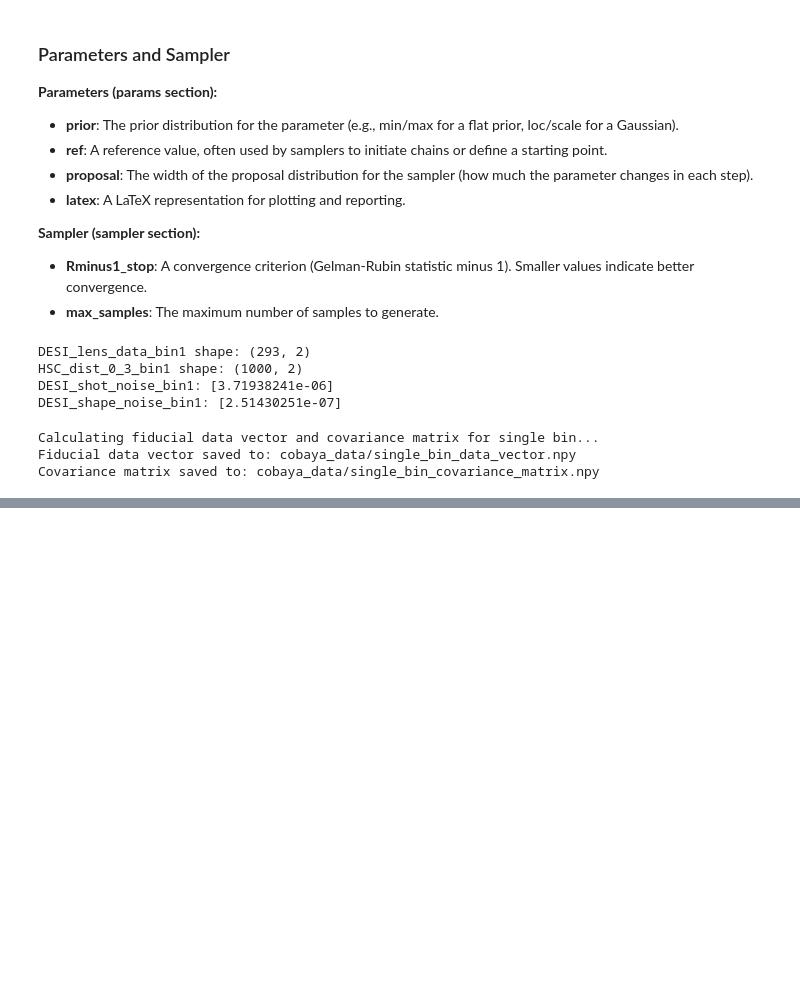
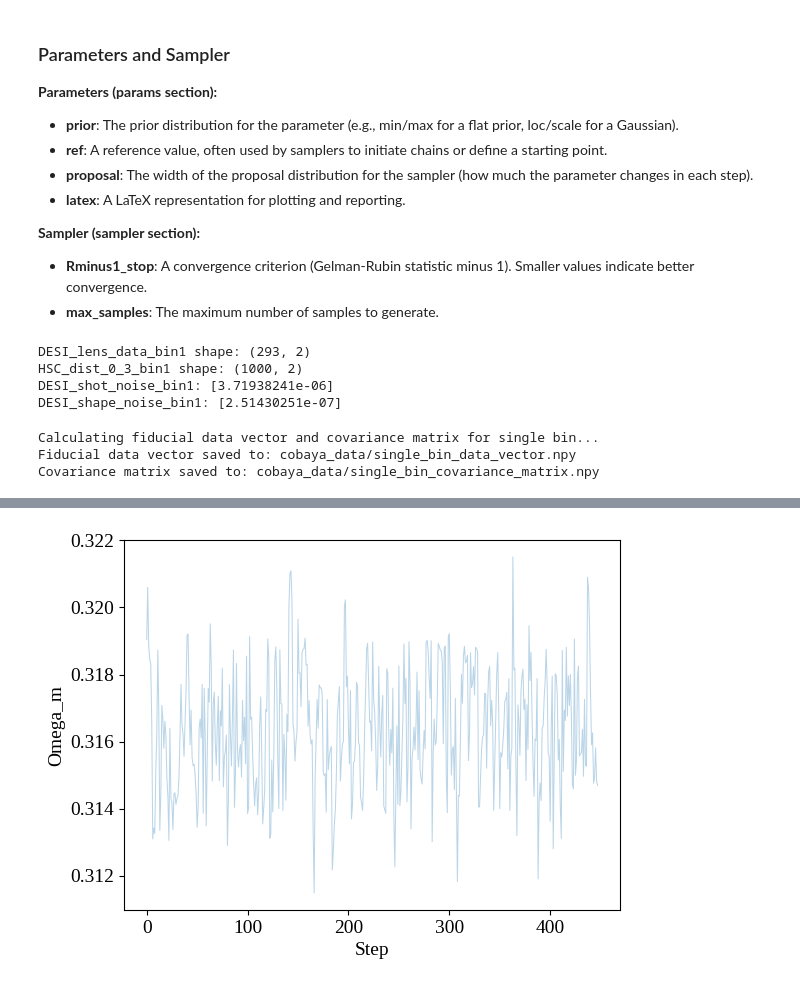
Before and after one commit to lia-lubit/DESIxSO, a Jupyter notebook: forecasting.ipynb, the cells around one changed output, grey strips where cells are left out. Cells and saved outputs as stored; diff of their text form; code cells hidden in the pictures; blank space fills up the shorter version.

```diff
--- a/forecasting.ipynb
+++ b/forecasting.ipynb
@@ -703,0 +693,14 @@ plt.show()
+# %%
+# trace
+chain = np.loadtxt("chains/cobaya_so_x_desi_forecast_single_bin.1.txt")
+
+omega_m = chain[:, 2]  # adjust index if Omega_m isn't first column
+
+burn = int(0.2 * len(omega_m))
+plt.plot(omega_m[burn:], alpha=0.3, linewidth=0.75)
+plt.xlabel("Step")
+plt.ylabel("Omega_m")
+plt.show()
+plt.show()
+# %% [output]
+[figure, added]
```
Also changed, not shown: parts of 6 cells of this notebook, 1 other file.
